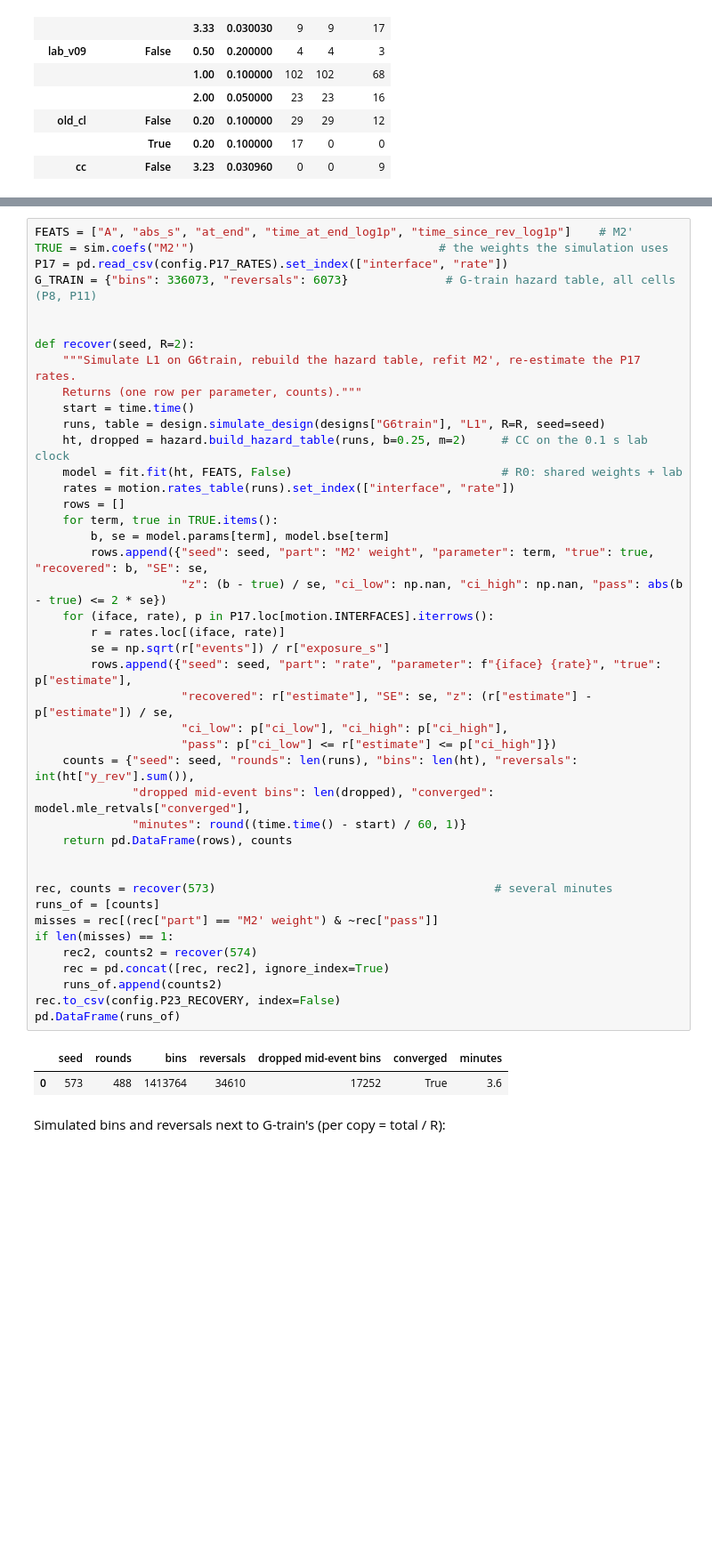
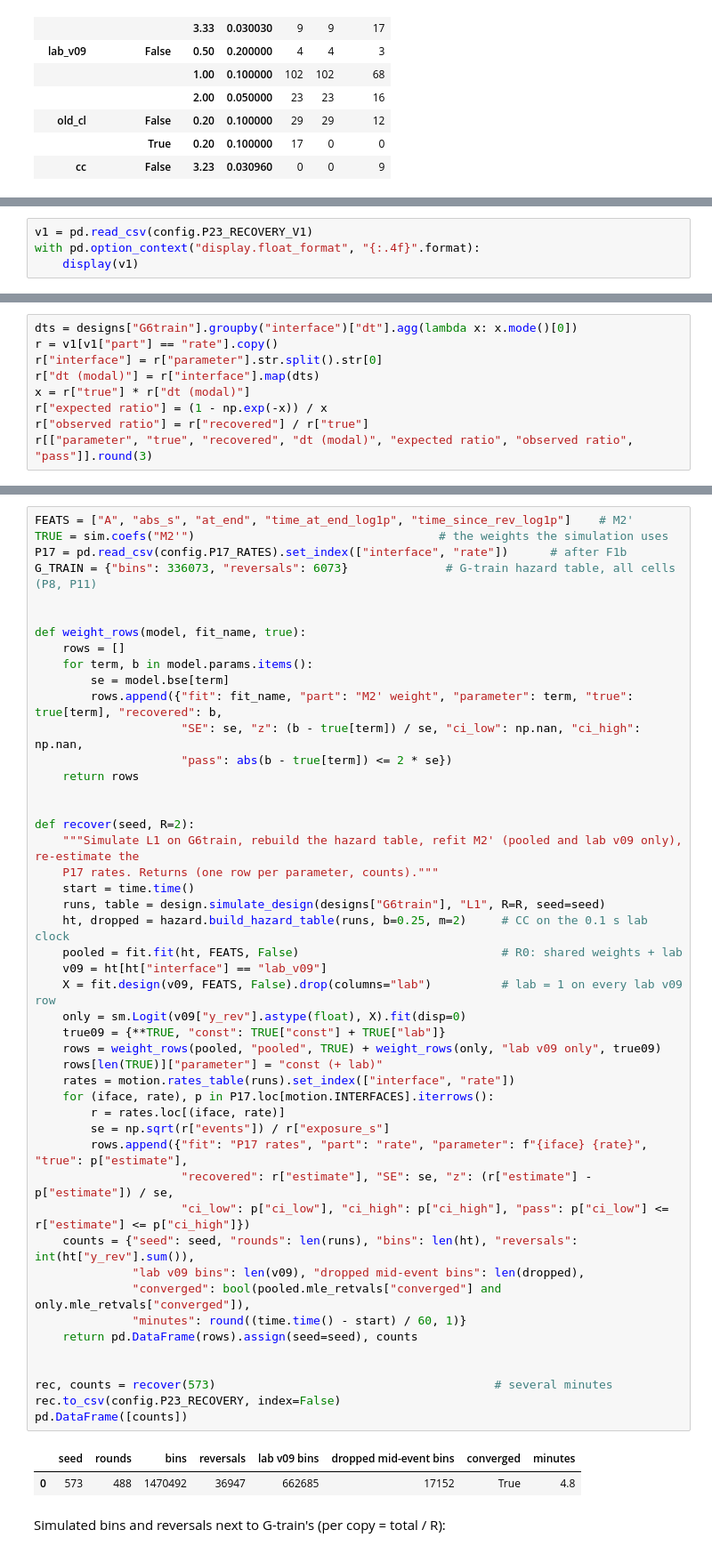
Before and after one commit to Aalokeparno/slider_game, a Jupyter notebook: notebooks/path1/p23_recovery.ipynb, the cells around one changed output, grey strips where cells are left out. Shown at 89% size. Cells and saved outputs as stored; diff of their text form; blank space fills up the shorter version.

```diff
--- a/notebooks/path1/p23_recovery.ipynb
+++ b/notebooks/path1/p23_recovery.ipynb
@@ -102,0 +106,4 @@ pd.concat({name: d.groupby(["interface", "whole_second", "speed", "dt"]).size()
+# %%
+v1 = pd.read_csv(config.P23_RECOVERY_V1)
+with pd.option_context("display.float_format", "{:.4f}".format):
+    display(v1)
@@ -102,0 +130,9 @@ pd.concat({name: d.groupby(["interface", "whole_second", "speed", "dt"]).size()
+# %%
+dts = designs["G6train"].groupby("interface")["dt"].agg(lambda x: x.mode()[0])
+r = v1[v1["part"] == "rate"].copy()
+r["interface"] = r["parameter"].str.split().str[0]
+r["dt (modal)"] = r["interface"].map(dts)
+x = r["true"] * r["dt (modal)"]
+r["expected ratio"] = (1 - np.exp(-x)) / x
+r["observed ratio"] = r["recovered"] / r["true"]
+r[["parameter", "true", "recovered", "dt (modal)", "expected ratio", "observed ratio", "pass"]].round(3)
@@ -103,48 +237,53 @@ pd.concat({name: d.groupby(["interface", "whole_second", "speed", "dt"]).size()
 # %%
 FEATS = ["A", "abs_s", "at_end", "time_at_end_log1p", "time_since_rev_log1p"]    # M2'
 TRUE = sim.coefs("M2'")                                   # the weights the simulation uses
-P17 = pd.read_csv(config.P17_RATES).set_index(["interface", "rate"])
+P17 = pd.read_csv(config.P17_RATES).set_index(["interface", "rate"])      # after F1b
 G_TRAIN = {"bins": 336073, "reversals": 6073}              # G-train hazard table, all cells (P8, P11)
 
 
+def weight_rows(model, fit_name, true):
+    rows = []
+    for term, b in model.params.items():
+        se = model.bse[term]
+        rows.append({"fit": fit_name, "part": "M2' weight", "parameter": term, "true": true[term], "recovered": b,
+                     "SE": se, "z": (b - true[term]) / se, "ci_low": np.nan, "ci_high": np.nan,
+                     "pass": abs(b - true[term]) <= 2 * se})
+    return rows
+
+
 def recover(seed, R=2):
-    """Simulate L1 on G6train, rebuild the hazard table, refit M2', re-estimate the P17 rates.
-    Returns (one row per parameter, counts)."""
+    """Simulate L1 on G6train, rebuild the hazard table, refit M2' (pooled and lab v09 only), re-estimate the
+    P17 rates. Returns (one row per parameter, counts)."""
     start = time.time()
     runs, table = design.simulate_design(designs["G6train"], "L1", R=R, seed=seed)
     ht, dropped = hazard.build_hazard_table(runs, b=0.25, m=2)     # CC on the 0.1 s lab clock
-    model = fit.fit(ht, FEATS, False)                              # R0: shared weights + lab
+    pooled = fit.fit(ht, FEATS, False)                             # R0: shared weights + lab
+    v09 = ht[ht["interface"] == "lab_v09"]
+    X = fit.design(v09, FEATS, False).drop(columns="lab")          # lab = 1 on every lab v09 row
+    only = sm.Logit(v09["y_rev"].astype(float), X).fit(disp=0)
+    true09 = {**TRUE, "const": TRUE["const"] + TRUE["lab"]}
+    rows = weight_rows(pooled, "pooled", TRUE) + weight_rows(only, "lab v09 only", true09)
+    rows[len(TRUE)]["parameter"] = "const (+ lab)"
     rates = motion.rates_table(runs).set_index(["interface", "rate"])
-    rows = []
-    for term, true in TRUE.items():
-        b, se = model.params[term], model.bse[term]
-        rows.append({"seed": seed, "part": "M2' weight", "parameter": term, "true": true, "recovered": b, "SE": se,
-                     "z": (b - true) / se, "ci_low": np.nan, "ci_high": np.nan, "pass": abs(b - true) <= 2 * se})
     for (iface, rate), p in P17.loc[motion.INTERFACES].iterrows():
         r = rates.loc[(iface, rate)]
         se = np.sqrt(r["events"]) / r["exposure_s"]
-        rows.append({"seed": seed, "part": "rate", "parameter": f"{iface} {rate}", "true": p["estimate"],
+        rows.append({"fit": "P17 rates", "part": "rate", "parameter": f"{iface} {rate}", "true": p["estimate"],
                      "recovered": r["estimate"], "SE": se, "z": (r["estimate"] - p["estimate"]) / se,
-                     "ci_low": p["ci_low"], "ci_high": p["ci_high"],
-                     "pass": p["ci_low"] <= r["estimate"] <= p["ci_high"]})
+                     "ci_low": p["ci_low"], "ci_high": p["ci_high"], "pass": p["ci_low"] <= r["estimate"] <= p["ci_high"]})
     counts = {"seed": seed, "rounds": len(runs), "bins": len(ht), "reversals": int(ht["y_rev"].sum()),
-              "dropped mid-event bins": len(dropped), "converged": model.mle_retvals["converged"],
+              "lab v09 bins": len(v09), "dropped mid-event bins": len(dropped),
+              "converged": bool(pooled.mle_retvals["converged"] and only.mle_retvals["converged"]),
               "minutes": round((time.time() - start) / 60, 1)}
-    return pd.DataFrame(rows), counts
+    return pd.DataFrame(rows).assign(seed=seed), counts
 
 
 rec, counts = recover(573)                                        # several minutes
-runs_of = [counts]
-misses = rec[(rec["part"] == "M2' weight") & ~rec["pass"]]
-if len(misses) == 1:
-    rec2, counts2 = recover(574)
-    rec = pd.concat([rec, rec2], ignore_index=True)
-    runs_of.append(counts2)
 rec.to_csv(config.P23_RECOVERY, index=False)
-pd.DataFrame(runs_of)
+pd.DataFrame([counts])
 # %% [output]
-|  | seed | rounds | bins | reversals | dropped mid-event bins | converged | minutes |
-| 0 | 573 | 488 | 1413764 | 34610 | 17252 | True | 3.6 |
+|  | seed | rounds | bins | reversals | lab v09 bins | dropped mid-event bins | converged | minutes |
+| 0 | 573 | 488 | 1470492 | 36947 | 662685 | 17152 | True | 4.8 |
 # %% [markdown]
 Simulated bins and reversals next to G-train's (per copy = total / R):
 # %%
```
Also changed, not shown: parts of 20 cells of this notebook, 13 other files.
